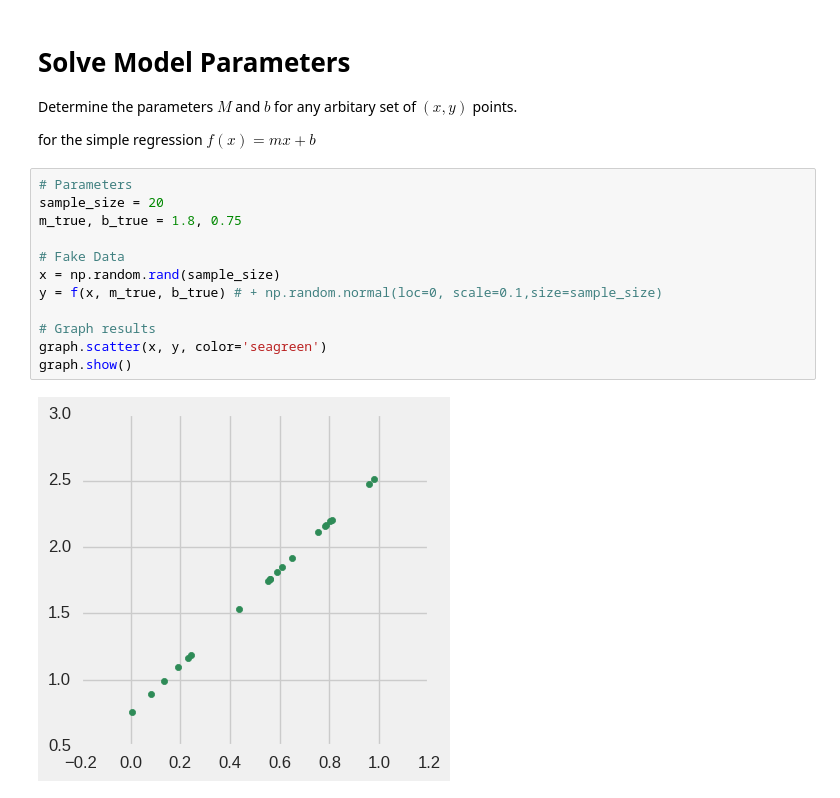
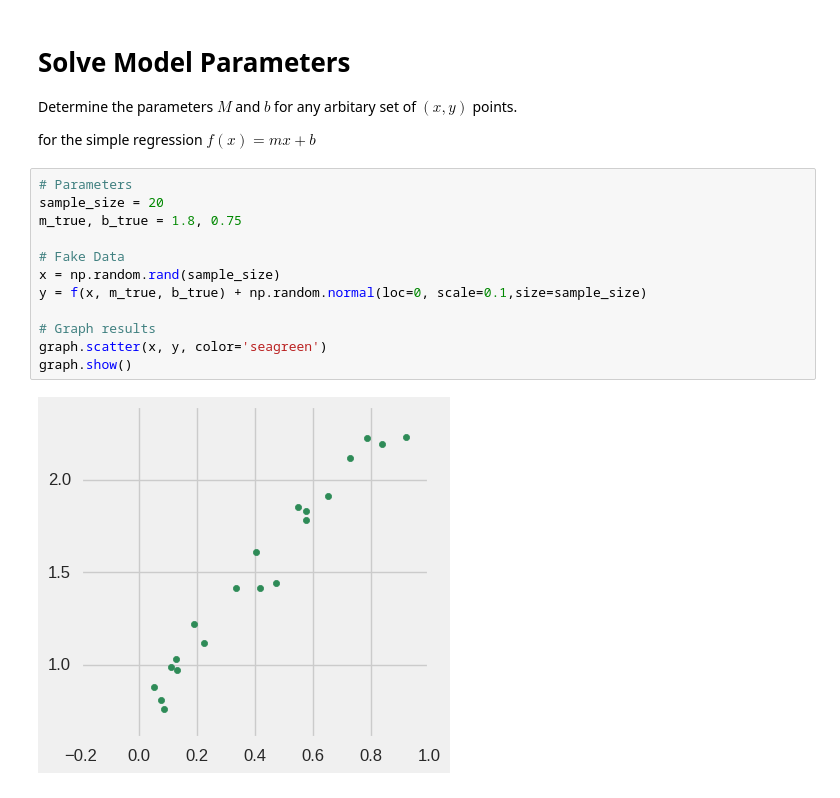
Before and after one commit to arose13/DemoMachineLearning, a Jupyter notebook: 1. Linear Regression.ipynb, the cells around one changed output. Saved outputs shown, nothing was run; the diff lists cells and outputs as text.

```diff
--- a/1. Linear Regression.ipynb
+++ b/1. Linear Regression.ipynb
@@ -19,17 +19,17 @@ for the simple regression $ f(x) = mx + b$
 # %%
 # Parameters
 sample_size = 20
 m_true, b_true = 1.8, 0.75
 
 # Fake Data
 x = np.random.rand(sample_size)
-y = f(x, m_true, b_true) # + np.random.normal(loc=0, scale=0.1,size=sample_size)
+y = f(x, m_true, b_true) + np.random.normal(loc=0, scale=0.1,size=sample_size)
 
 # Graph results
 graph.scatter(x, y, color='seagreen')
 graph.show()
 # %% [output]
-[figure, old version]
+[figure, new version]
 # %%
 #%matplotlib notebook
 # Make a cost function
```
Also changed, not shown: parts of 4 cells of this notebook.
